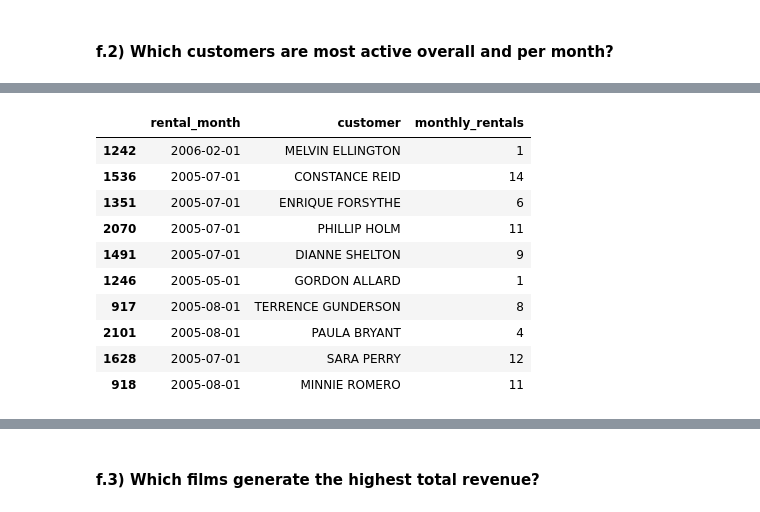
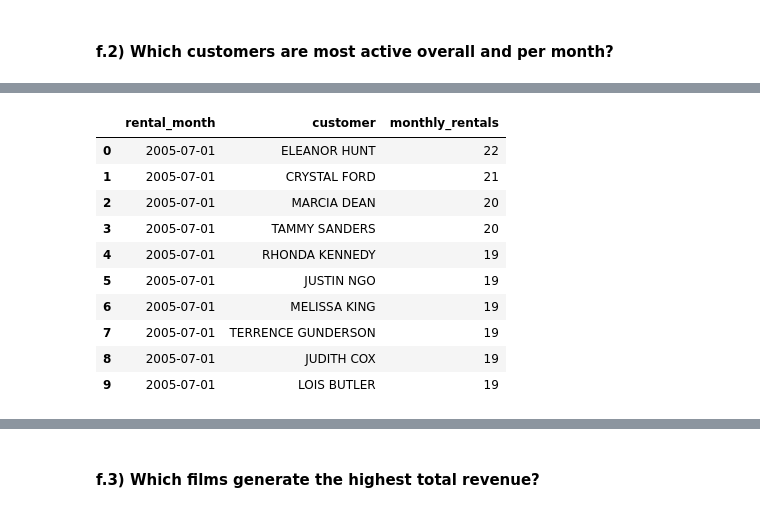
Before and after one commit to pytt156/sakila_lab_daniela_algerydh, a Jupyter notebook: notebooks/01_eda.ipynb, the cells around one changed output, grey strips where cells are left out. Drawn from its saved outputs; the diff is of its cells as text; code cells hidden in the pictures.

```diff
--- a/notebooks/01_eda.ipynb
+++ b/notebooks/01_eda.ipynb
@@ -210,27 +210,28 @@ LIMIT
 # %%
 per_month = conn.sql("""--sql
 SELECT
     DATE_TRUNC ('month', rental_date) AS rental_month,
     cu.first_name || ' ' || cu.last_name AS customer,
     COUNT(*) AS monthly_rentals
 FROM
     rental r
     JOIN customer cu ON cu.customer_id = r.customer_id
 GROUP BY
-    rental_month,
-    customer
+    rental_month, customer
+ORDER BY
+    monthly_rentals DESC;
 """).df()
 
-per_month.sample(10)
+per_month.head(10)
 # %% [output]
 |  | rental_month | customer | monthly_rentals |
-| 1242 | 2006-02-01 | MELVIN ELLINGTON | 1 |
-| 1536 | 2005-07-01 | CONSTANCE REID | 14 |
-| 1351 | 2005-07-01 | ENRIQUE FORSYTHE | 6 |
-| 2070 | 2005-07-01 | PHILLIP HOLM | 11 |
-| 1491 | 2005-07-01 | DIANNE SHELTON | 9 |
-| 1246 | 2005-05-01 | GORDON ALLARD | 1 |
-| 917 | 2005-08-01 | TERRENCE GUNDERSON | 8 |
-| 2101 | 2005-08-01 | PAULA BRYANT | 4 |
-| 1628 | 2005-07-01 | SARA PERRY | 12 |
-| 918 | 2005-08-01 | MINNIE ROMERO | 11 |
+| 0 | 2005-07-01 | ELEANOR HUNT | 22 |
+| 1 | 2005-07-01 | CRYSTAL FORD | 21 |
+| 2 | 2005-07-01 | MARCIA DEAN | 20 |
+| 3 | 2005-07-01 | TAMMY SANDERS | 20 |
+| 4 | 2005-07-01 | RHONDA KENNEDY | 19 |
+| 5 | 2005-07-01 | JUSTIN NGO | 19 |
+| 6 | 2005-07-01 | MELISSA KING | 19 |
+| 7 | 2005-07-01 | TERRENCE GUNDERSON | 19 |
+| 8 | 2005-07-01 | JUDITH COX | 19 |
+| 9 | 2005-07-01 | LOIS BUTLER | 19 |
```
Also changed, not shown: parts of 3 cells of this notebook, 2 other files.
